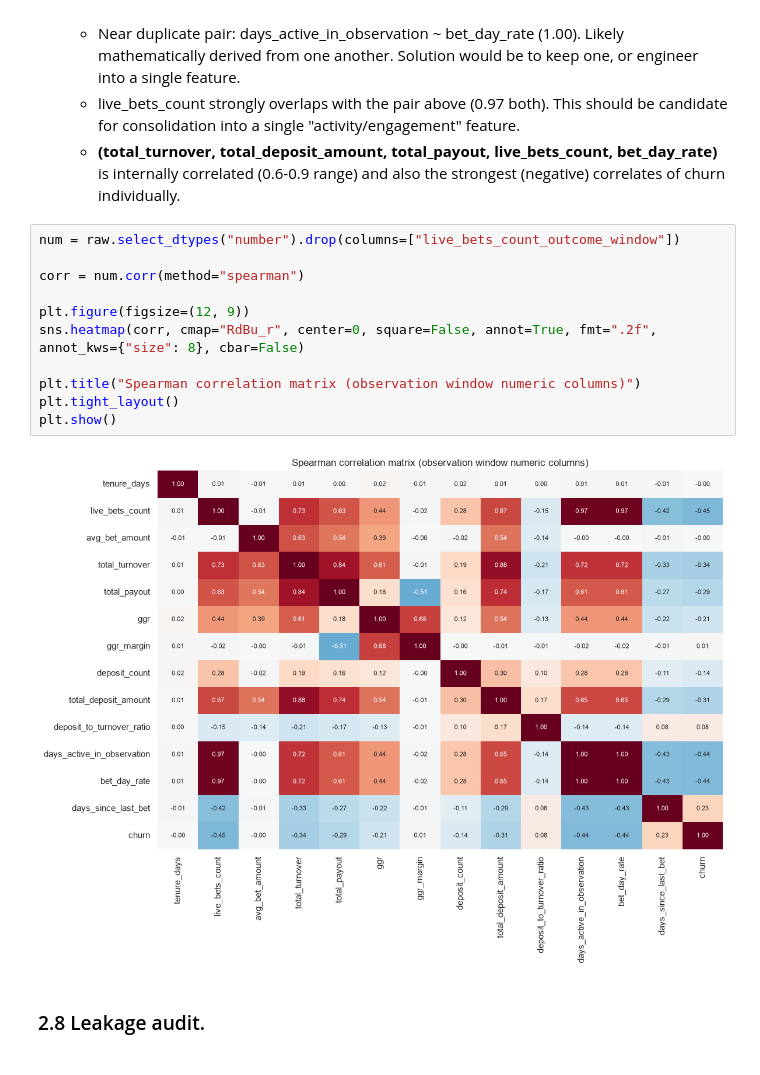
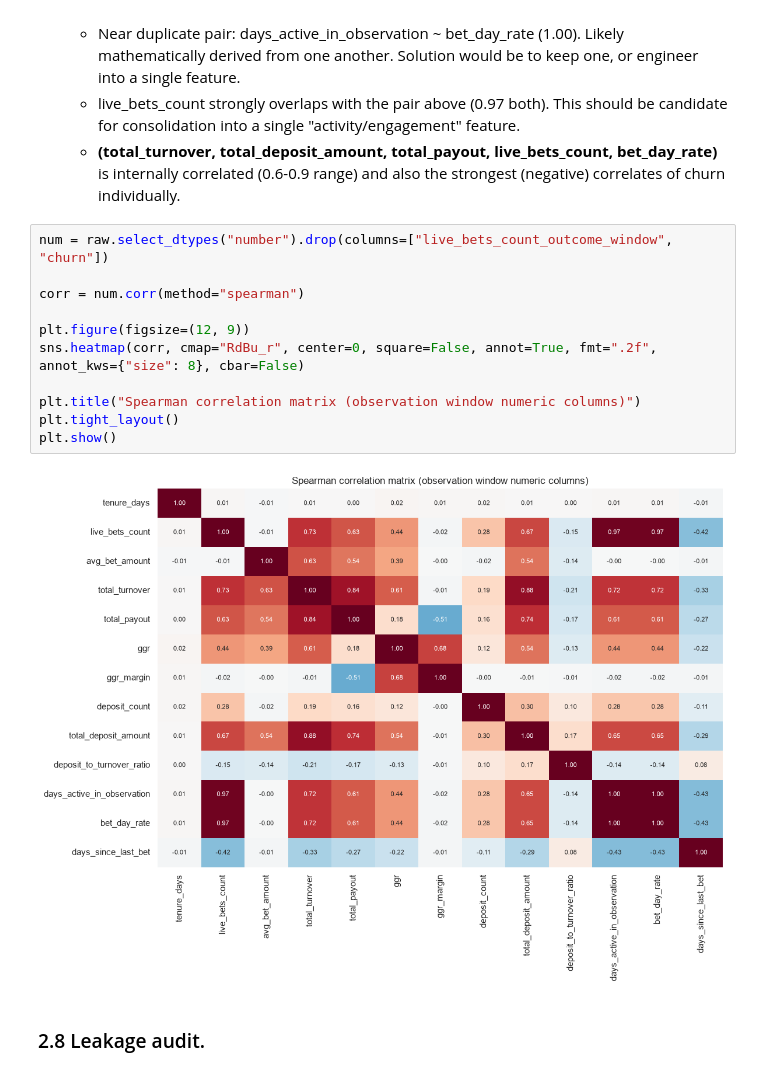
Before and after one commit to kosmisa/Churn_Model, a Jupyter notebook: RND/Analysis.ipynb, the cells around one changed output. Cells and saved outputs as stored; diff of their text form.

```diff
--- a/RND/Analysis.ipynb
+++ b/RND/Analysis.ipynb
@@ -375,18 +375,18 @@ plt.show()
     - **(total_turnover, total_deposit_amount, total_payout, live_bets_count, bet_day_rate)** is internally correlated (0.6-0.9 range)
       and also the strongest (negative) correlates of churn individually.
 # %%
-num = raw.select_dtypes("number").drop(columns=["live_bets_count_outcome_window"])
+num = raw.select_dtypes("number").drop(columns=["live_bets_count_outcome_window", "churn"])
 
 corr = num.corr(method="spearman")
 
 plt.figure(figsize=(12, 9))
 sns.heatmap(corr, cmap="RdBu_r", center=0, square=False, annot=True, fmt=".2f", annot_kws={"size": 8}, cbar=False)
 
 plt.title("Spearman correlation matrix (observation window numeric columns)")
 plt.tight_layout()
 plt.show()
 # %% [output]
-[figure, old version]
+[figure, new version]
 # %% [markdown]
 ### 2.8 Leakage audit.
 # %% [markdown]
```
Also changed, not shown: parts of 14 cells of this notebook.
